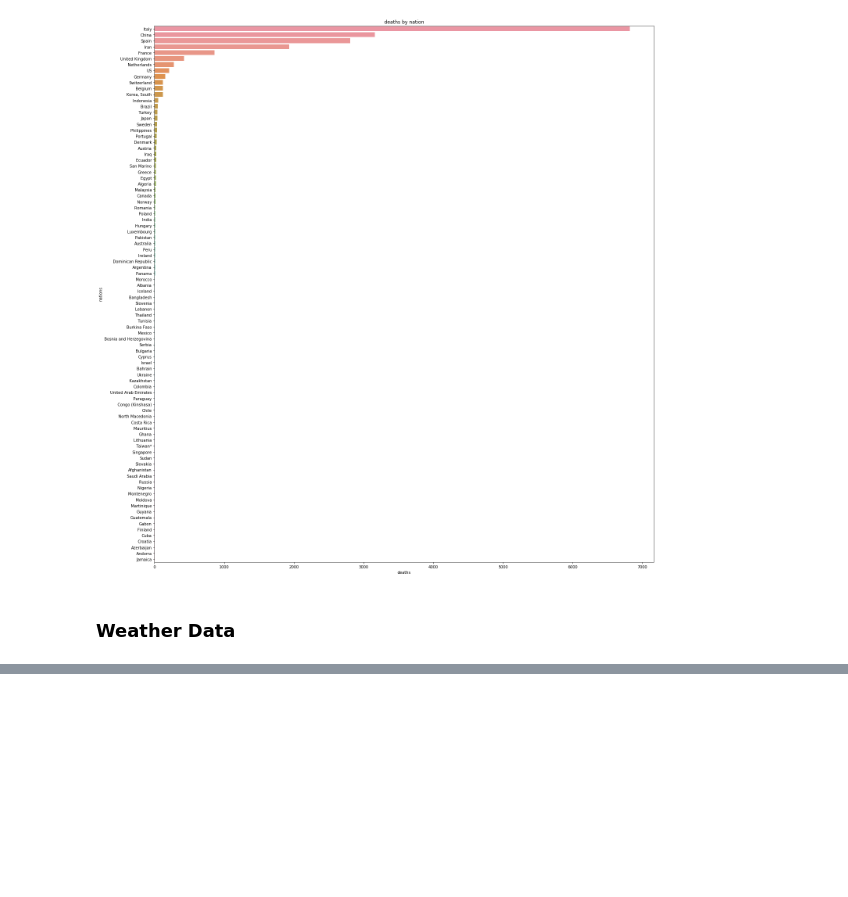
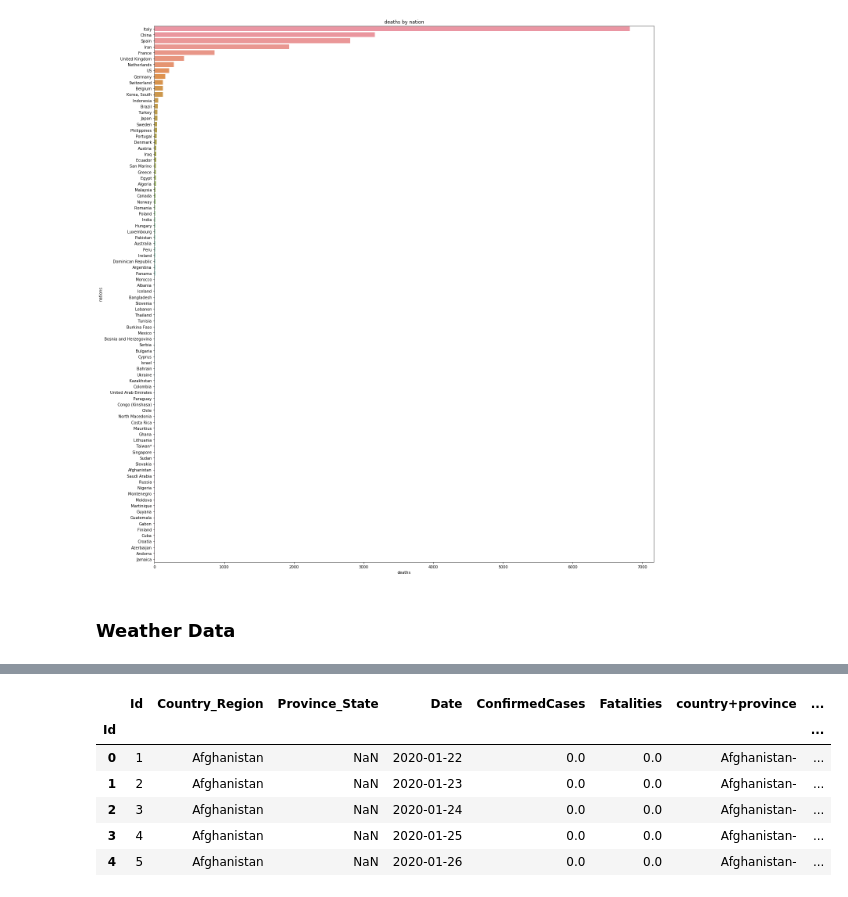
Before and after one commit to sdlee1026/machine, a Jupyter notebook: kaggle/COVID/0326.ipynb, the cells around one changed output, grey strips where cells are left out. Drawn from its saved outputs; the diff is of its cells as text; code cells hidden in the pictures; blank space fills up the shorter version.

```diff
--- a/kaggle/COVID/0326.ipynb
+++ b/kaggle/COVID/0326.ipynb
@@ -324,0 +471,6 @@ Name: Date, Length: 17892, dtype: object
+# %%
+df = country_province_change(df)
+test_df = country_province_change(test_df)
+# %%
+train_2['Lat'] = train_2['country+province'].apply(lambda x: df.loc[x, 'Lat'])
+train_2['Long'] = train_2['country+province'].apply(lambda x: df.loc[x, 'Long'])
@@ -324,0 +480,11 @@ Name: Date, Length: 17892, dtype: object
+# %%
+mo = train_2['Date'].apply(lambda x: x[5:7])
+da = train_2['Date'].apply(lambda x: x[8:10])
+test_mo = test_2['Date'].apply(lambda x: x[5:7])
+test_da = test_2['Date'].apply(lambda x: x[8:10])
+# %%
+train_2['day_from_jan_first'] = (da.apply(int)
+                               + 31*(mo=='02')
+                               + 60*(mo=='03')
+                               + 91*(mo=='04')
+                              )
@@ -324,0 +497,28 @@ Name: Date, Length: 17892, dtype: object
+# %%
+C = []
+for j in train_2.index:
+    df = train_2.iloc[j:(j+1)]
+    mat = cdist(df[['Lat','Long', 'day_from_jan_first']],
+                weather_df[['lat','lon', 'day_from_jan_first']],
+                metric='euclidean')
+    new_df = pd.DataFrame(mat, index=df.Id, columns=weather_df.index)
+    arr = new_df.values
+    new_close = np.where(arr == np.nanmin(arr, axis=1)[:,None],new_df.columns,False)
+    L = [i[i.astype(bool)].tolist()[0] for i in new_close]
+    C.append(L[0])
+
+train_2['closest_station'] = C
+
+train_2= train_2.set_index('closest_station').join(weather_df[['temp', 'min', 'max', 'stp', 'wdsp', 'prcp', 'fog']], ).reset_index().drop(['index'], axis=1)
+train_2.sort_values(by=['Id'], inplace=True)
+#train_2 = train_2.set_index('Id')
+train_2.index = train_2['Id'].apply(lambda x: x-1)
+display(train_2.head())
+# %% [output]
+|  | Id | Country_Region | Province_State | Date | ConfirmedCases | Fatalities | country+province | ... |
+| Id |  |  |  |  |  |  |  | ... |
+| 0 | 1 | Afghanistan | NaN | 2020-01-22 | 0.0 | 0.0 | Afghanistan- | ... |
+| 1 | 2 | Afghanistan | NaN | 2020-01-23 | 0.0 | 0.0 | Afghanistan- | ... |
+| 2 | 3 | Afghanistan | NaN | 2020-01-24 | 0.0 | 0.0 | Afghanistan- | ... |
+| 3 | 4 | Afghanistan | NaN | 2020-01-25 | 0.0 | 0.0 | Afghanistan- | ... |
+| 4 | 5 | Afghanistan | NaN | 2020-01-26 | 0.0 | 0.0 | Afghanistan- | ... |
```
Also changed, not shown: parts of 28 cells of this notebook, 2 other files.
